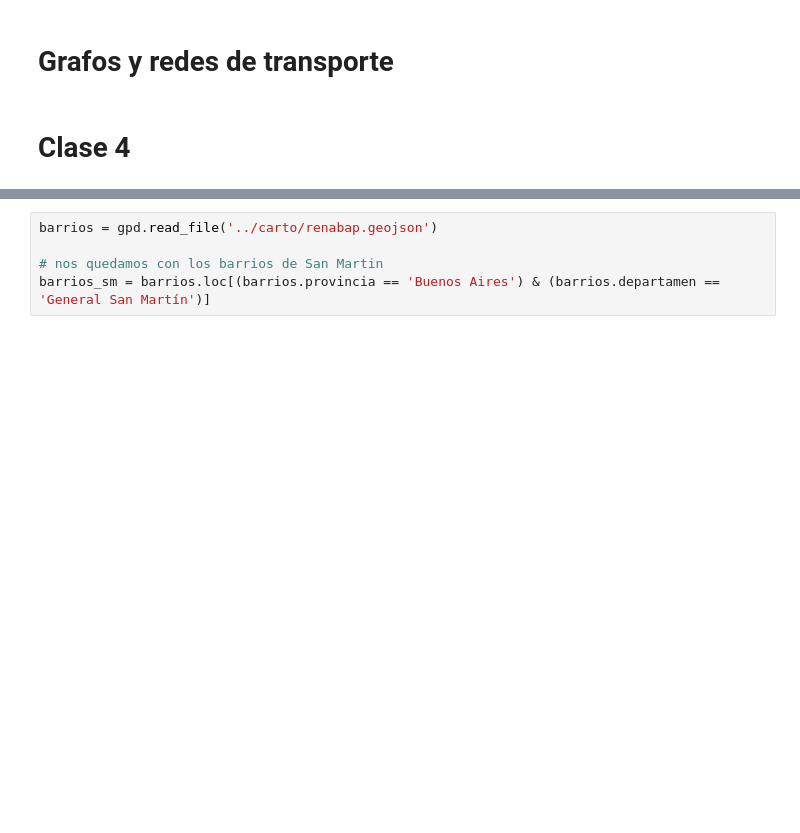
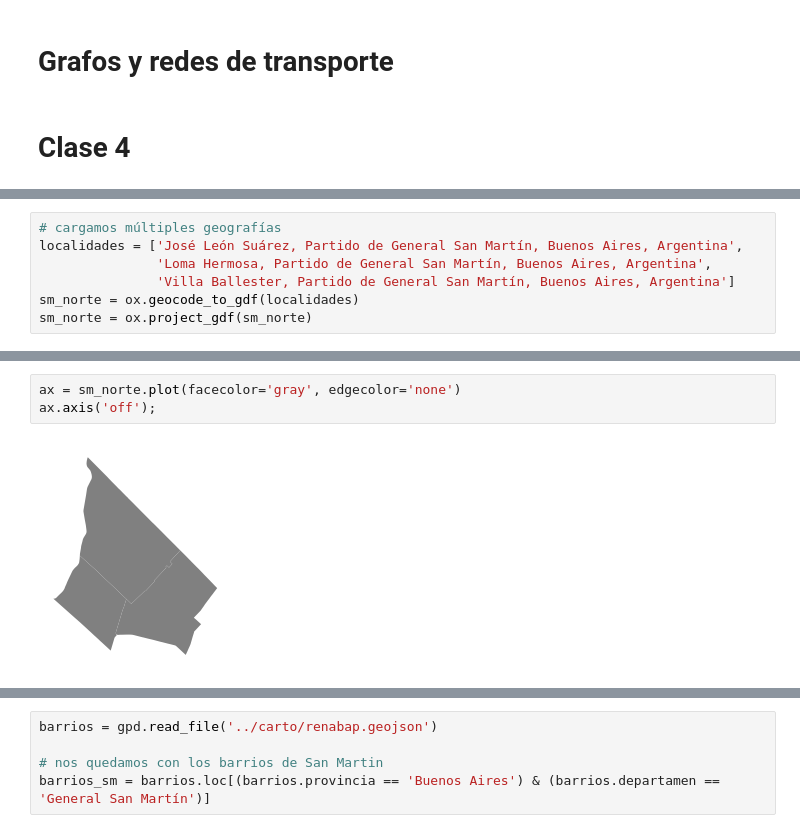
Before and after one commit to PyMap/AUPY, a Jupyter notebook: Clase 4/04_04_OSMNx.ipynb, the cells around one changed output, grey strips where cells are left out. Saved outputs shown, nothing was run; the diff lists cells and outputs as text; blank space fills up the shorter version.

```diff
--- a/Clase 4/04_04_OSMNx.ipynb
+++ b/Clase 4/04_04_OSMNx.ipynb
@@ -239,0 +135,7 @@ ax.set_axis_off();
+# %%
+# cargamos múltiples geografías
+localidades = ['José León Suárez, Partido de General San Martín, Buenos Aires, Argentina',
+               'Loma Hermosa, Partido de General San Martín, Buenos Aires, Argentina',
+               'Villa Ballester, Partido de General San Martín, Buenos Aires, Argentina']
+sm_norte = ox.geocode_to_gdf(localidades)
+sm_norte = ox.project_gdf(sm_norte)
@@ -239,0 +149,5 @@ ax.set_axis_off();
+# %%
+ax = sm_norte.plot(facecolor='gray', edgecolor='none')
+ax.axis('off');
+# %% [output]
+[figure, added]
```
Also changed, not shown: parts of 165 cells of this notebook, 1 other file.
